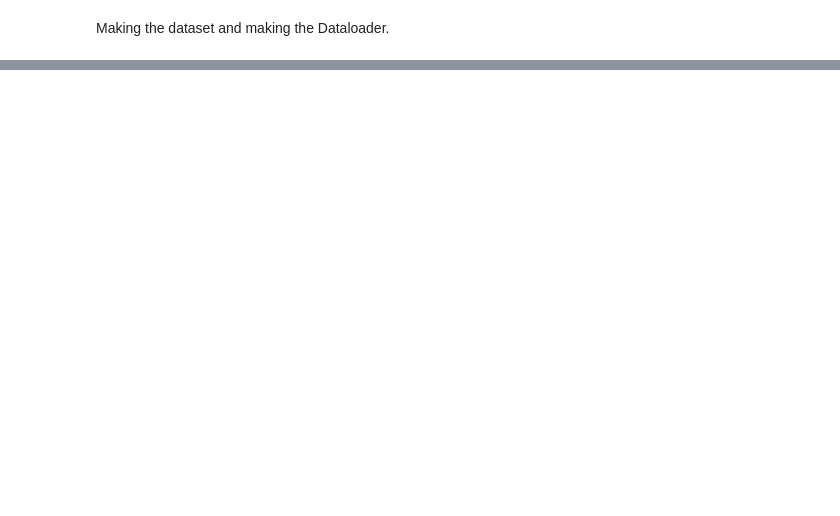
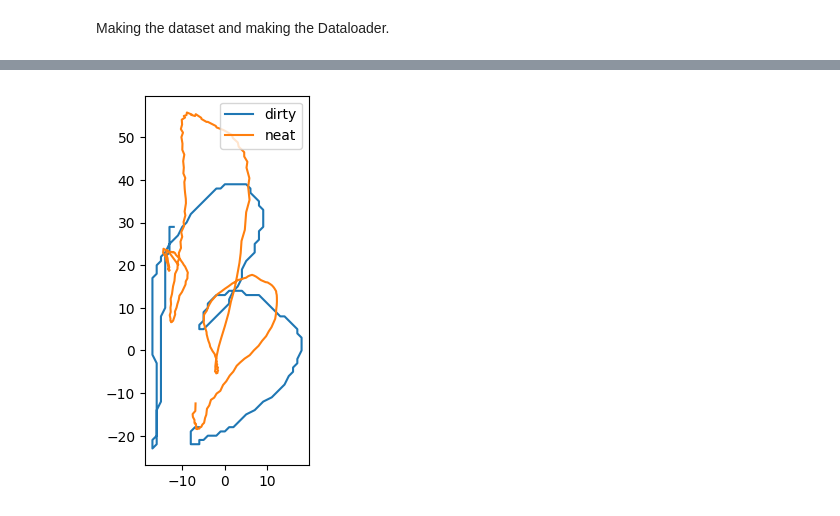
Before and after one commit to Luukdh/Thesis-AutoWrite, a Jupyter notebook: Project/Model_and_Training/unet_testing.ipynb, the cells around one changed output, grey strips where cells are left out. Cells and saved outputs as stored; diff of their text form; code cells hidden in the pictures; blank space fills up the shorter version.

```diff
--- a/Project/Model_and_Training/unet_testing.ipynb
+++ b/Project/Model_and_Training/unet_testing.ipynb
@@ -226,0 +290,26 @@ Original Traceback (most recent call last):
+# %%
+dataiter = iter(dataloader)
+data = next(dataiter)
+data2 = next(dataiter)
+data3 = next(dataiter)
+data4 = next(dataiter)
+features, labels = data
+features2, labels2 = data2
+features3, labels3 = data3
+features4, labels4 = data4
+output_features = model(features)
+output_features2 = model(features2)
+output_features3 = model(features3)
+output_features4 = model(features4)
+
+fig = plt.figure()
+ax = fig.add_subplot()
+
+plt.plot(features3[0].numpy()[0], features3[0].numpy()[1]*-1, label="dirty")
+plt.plot(output_features3[0].detach().numpy()[0], output_features3[0].detach().numpy()[1]*-1, label="neat")
+ax.set_aspect('equal', adjustable='box')
+
+plt.legend()
+plt.show()
+# %% [output]
+[figure, added]
```
Also changed, not shown: parts of 6 cells of this notebook, 10 other files.
